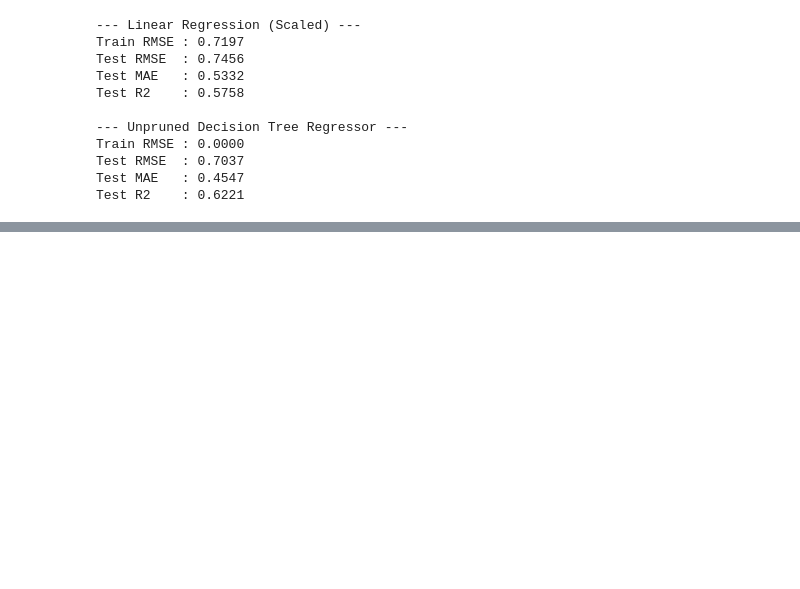
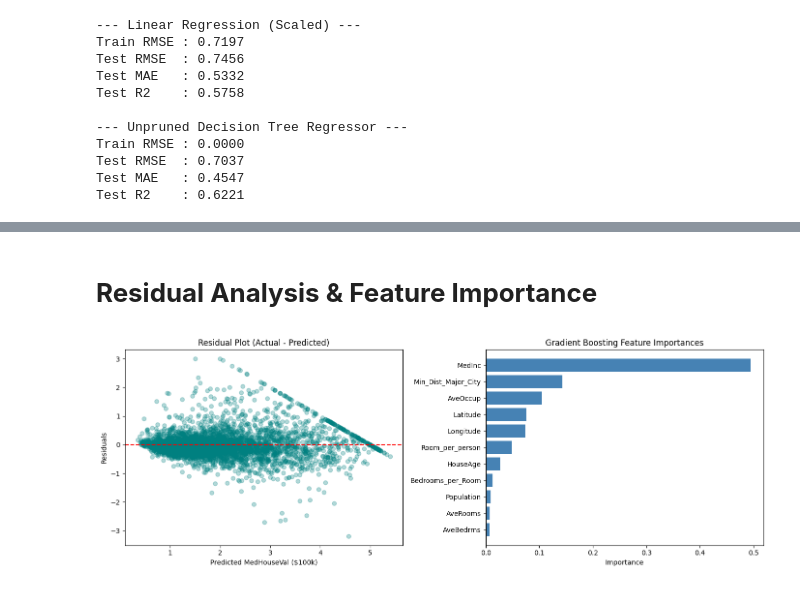
Before and after one commit to sanya-6976/loan-approval-ml-project, a Jupyter notebook: 02_california_housing_regression.ipynb, the cells around one changed output, grey strips where cells are left out. Cells and saved outputs as stored; diff of their text form; code cells hidden in the pictures; blank space fills up the shorter version.

```diff
--- a/02_california_housing_regression.ipynb
+++ b/02_california_housing_regression.ipynb
@@ -124,0 +170,30 @@ Test R2    : 0.6221
+# %% [markdown]
+# **Residual Analysis & Feature Importance**
+# %%
+# since using the R2 score we get that the gardient boosting is teh winner
+gb_model = regressors["Gradient Boosting Regressor"]
+y_pred_gb = gb_model.predict(X_test_fe)
+residuals = y_test - y_pred_gb
+
+fig, axes = plt.subplots(1, 2, figsize=(14, 5))
+
+axes[0].scatter(y_pred_gb , residuals , alpha = 0.3 , color = "teal" )
+axes[0].axhline(0, color='red', linestyle='--')
+axes[0].set_title('Residual Plot (Actual - Predicted)')
+axes[0].set_xlabel('Predicted MedHouseVal ($100k)')
+axes[0].set_ylabel('Residuals')
+
+feat_imp = pd.DataFrame({
+    'Feature': X_train_fe.columns ,
+
+    'Importance': gb_model.feature_importances_
+}).sort_values(by = 'Importance' , ascending = True)
+
+axes[1].barh(feat_imp['Feature'], feat_imp['Importance'], color='steelblue')
+axes[1].set_title('Gradient Boosting Feature Importances')
+axes[1].set_xlabel('Importance')
+
+plt.tight_layout()
+plt.show()
+# %% [output]
+[figure, added]
```
Also changed, not shown: parts of 4 cells of this notebook.
